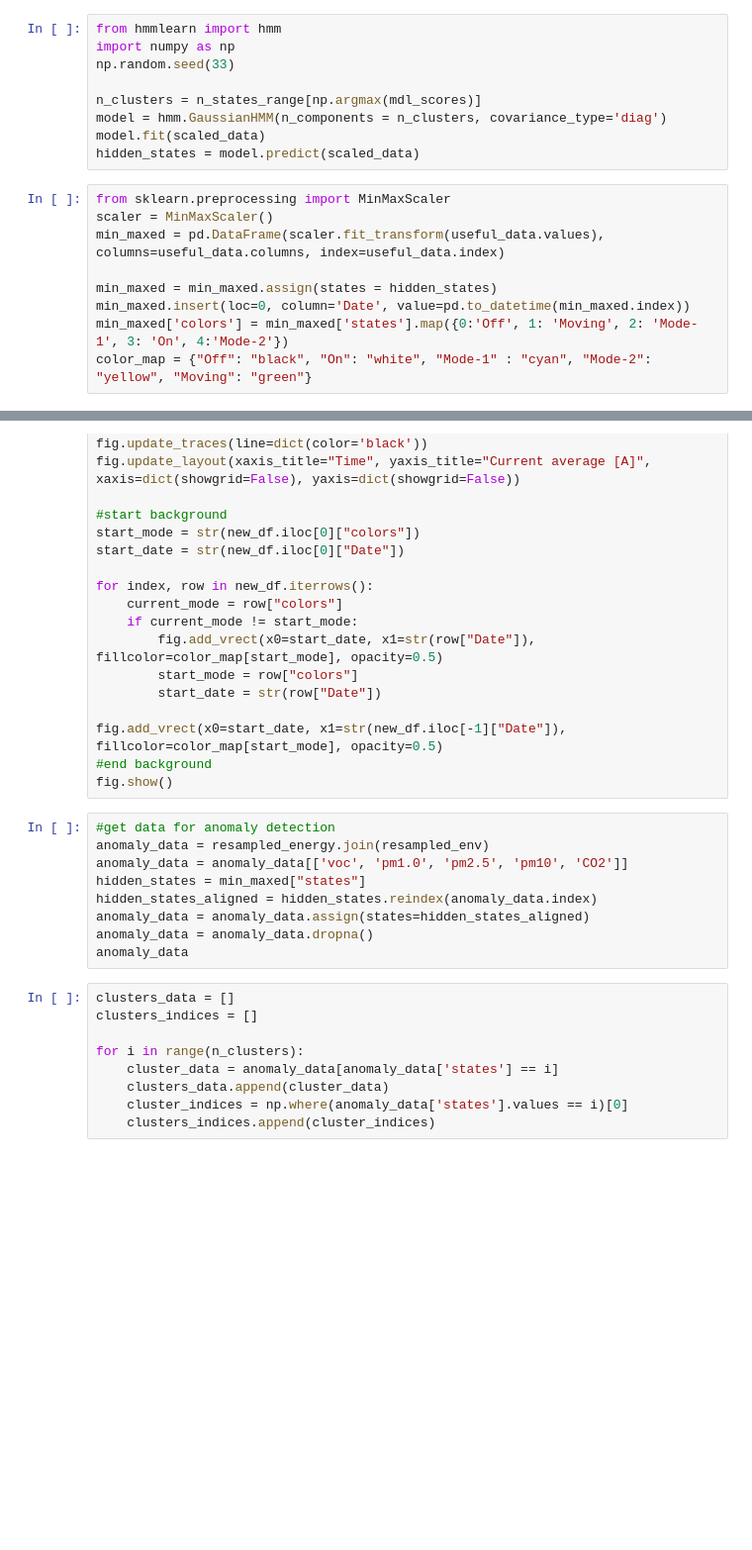
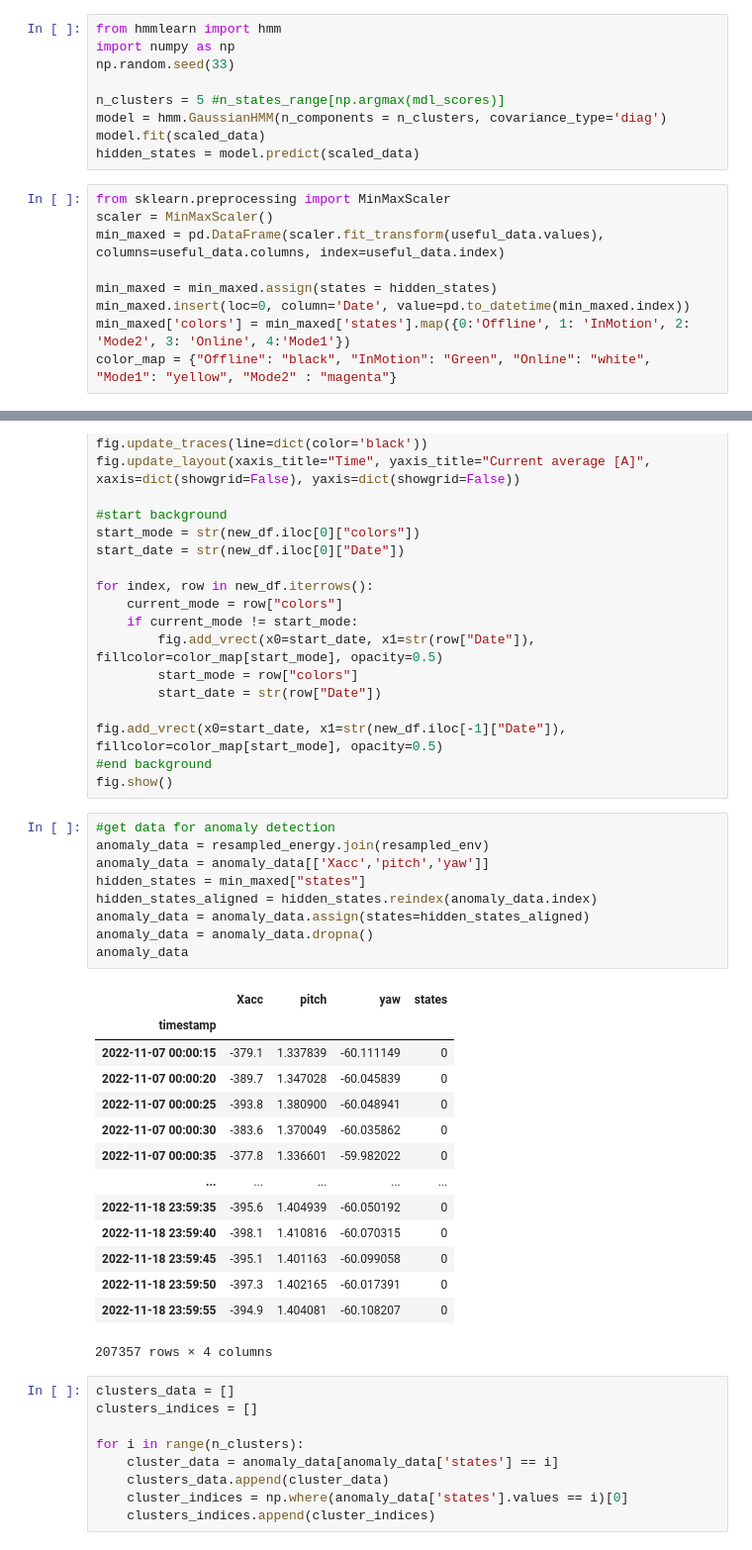
Before and after one commit to Zackyzz/AI4GreenPlanet, a Jupyter notebook: hmm_autoencoder.ipynb, the cells around one changed output, grey strips where cells are left out. Shown at 99% size. Saved outputs shown, nothing was run; the diff lists cells and outputs as text; blank space fills up the shorter version.

```diff
--- a/hmm_autoencoder.ipynb
+++ b/hmm_autoencoder.ipynb
@@ -76,7 +93,7 @@ from hmmlearn import hmm
 import numpy as np
 np.random.seed(33)
 
-n_clusters = n_states_range[np.argmax(mdl_scores)]
+n_clusters = 5 #n_states_range[np.argmax(mdl_scores)]
 model = hmm.GaussianHMM(n_components = n_clusters, covariance_type='diag')
 model.fit(scaled_data)
 hidden_states = model.predict(scaled_data)
@@ -87,8 +104,8 @@ min_maxed = pd.DataFrame(scaler.fit_transform(useful_data.values), columns=usefu
 
 min_maxed = min_maxed.assign(states = hidden_states)
 min_maxed.insert(loc=0, column='Date', value=pd.to_datetime(min_maxed.index))
-min_maxed['colors'] = min_maxed['states'].map({0:'Off', 1: 'Moving', 2: 'Mode-1', 3: 'On', 4:'Mode-2'})
-color_map = {"Off": "black", "On": "white", "Mode-1" : "cyan", "Mode-2": "yellow", "Moving": "green"}
+min_maxed['colors'] = min_maxed['states'].map({0:'Offline', 1: 'InMotion', 2: 'Mode2', 3: 'Online', 4:'Mode1'})
+color_map = {"Offline": "black", "InMotion": "Green", "Online": "white", "Mode1": "yellow", "Mode2" : "magenta"}
 # %%
 import plotly.express as px
 import plotly.graph_objects as go
@@ -116,12 +133,27 @@ fig.show()
 # %%
 #get data for anomaly detection
 anomaly_data = resampled_energy.join(resampled_env)
-anomaly_data = anomaly_data[['voc', 'pm1.0', 'pm2.5', 'pm10', 'CO2']]
+anomaly_data = anomaly_data[['Xacc','pitch','yaw']]
 hidden_states = min_maxed["states"]
 hidden_states_aligned = hidden_states.reindex(anomaly_data.index)
 anomaly_data = anomaly_data.assign(states=hidden_states_aligned)
 anomaly_data = anomaly_data.dropna()
 anomaly_data
+# %% [output]
+|  | Xacc | pitch | yaw | states |
+| timestamp |  |  |  |  |
+| 2022-11-07 00:00:15 | -379.1 | 1.337839 | -60.111149 | 0 |
+| 2022-11-07 00:00:20 | -389.7 | 1.347028 | -60.045839 | 0 |
+| 2022-11-07 00:00:25 | -393.8 | 1.380900 | -60.048941 | 0 |
+| 2022-11-07 00:00:30 | -383.6 | 1.370049 | -60.035862 | 0 |
+| 2022-11-07 00:00:35 | -377.8 | 1.336601 | -59.982022 | 0 |
+| ... | ... | ... | ... | ... |
+| 2022-11-18 23:59:35 | -395.6 | 1.404939 | -60.050192 | 0 |
+| 2022-11-18 23:59:40 | -398.1 | 1.410816 | -60.070315 | 0 |
+| 2022-11-18 23:59:45 | -395.1 | 1.401163 | -60.099058 | 0 |
+| 2022-11-18 23:59:50 | -397.3 | 1.402165 | -60.017391 | 0 |
+| 2022-11-18 23:59:55 | -394.9 | 1.404081 | -60.108207 | 0 |
+207357 rows × 4 columns
 # %%
 clusters_data = []
 clusters_indices = []
```
Also changed, not shown: parts of 4 cells of this notebook, 1 other file.
